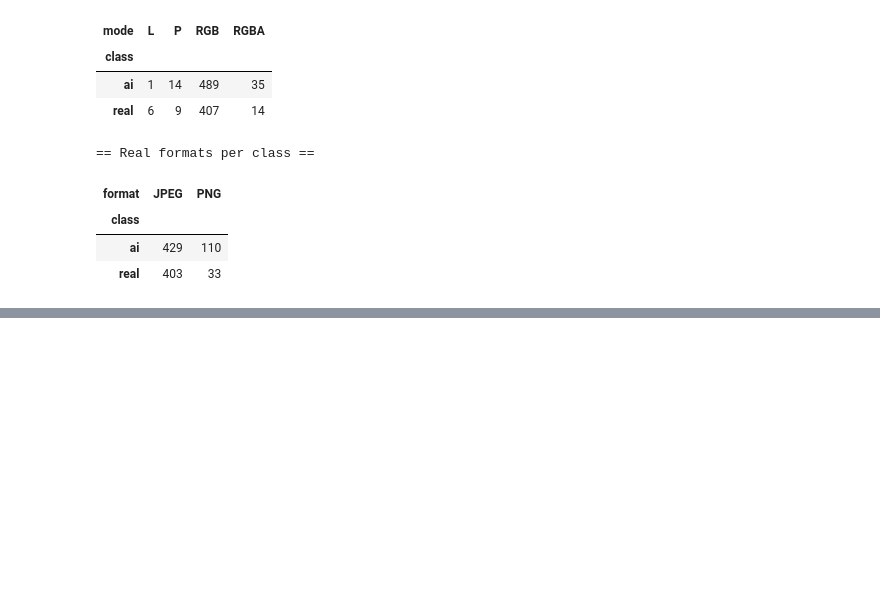
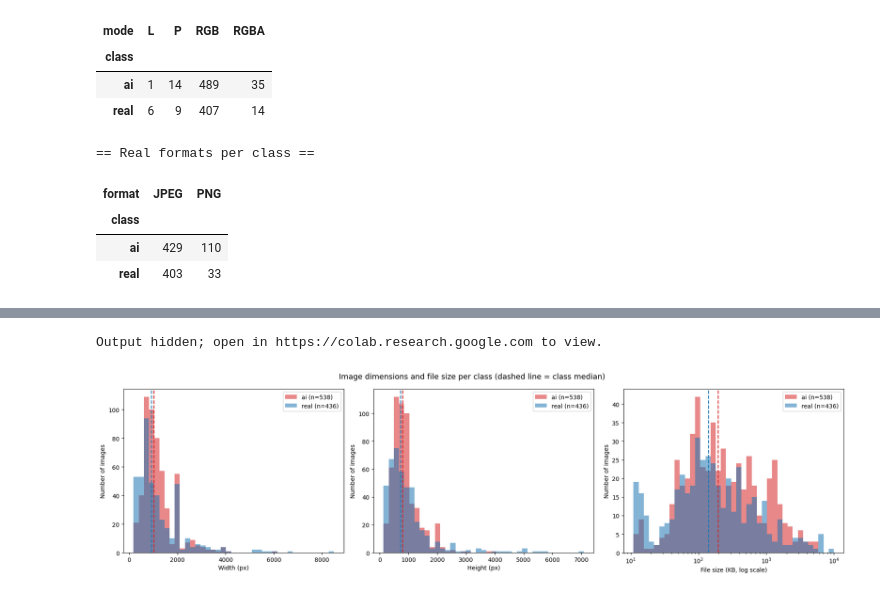
Before and after one commit to bhatti-zayan/23L-0951_A2_Ops, a Jupyter notebook: notebooks/01_data.ipynb, the cells around one changed output, grey strips where cells are left out. Drawn from its saved outputs; the diff is of its cells as text; code cells hidden in the pictures; blank space fills up the shorter version.

Commit message:
Step 5: visual EDA figures + shortcut-risk table (Task 1.3)

```diff
--- a/notebooks/01_data.ipynb
+++ b/notebooks/01_data.ipynb
@@ -511,0 +526,52 @@ print("\n== Real formats per class ==");  display(pd.crosstab(df["class"], df["f
+# %%
+import numpy as np, pandas as pd, matplotlib.pyplot as plt
+from PIL import Image
+
+FIG_DIR = PROJECT_DIR / "reports" / "figures"
+FIG_DIR.mkdir(parents=True, exist_ok=True)
+
+df = pd.read_csv("reports/audit/audit_table.csv")
+clean = df[df["readable"] & ~df["is_extra_copy"]].copy()   # same rule as Step 7 cleaning
+CLASS_TITLES = {"ai": "AI-generated (AiArtData)", "real": "Real (RealArt)"}
+
+for cls in ["ai", "real"]:
+    picks = clean[clean["class"] == cls].sample(15, random_state=42)   # fixed seed = reproducible
+    fig, axes = plt.subplots(3, 5, figsize=(15, 9))
+    for ax, r in zip(axes.flat, picks.itertuples()):
+        with Image.open(RAW_LOCAL / r.rel_path) as im:
+            im = im.convert("RGB")
+            im.thumbnail((400, 400))          # only for display; keeps aspect ratio
+            ax.imshow(im)
+        ax.set_title(f"{int(r.width)}×{int(r.height)}  {r.format}", fontsize=9)
+        ax.axis("off")
+    fig.suptitle(f"{CLASS_TITLES[cls]}: 15 random samples (seed 42)", fontsize=14)
+    fig.tight_layout()
+    fig.savefig(FIG_DIR / f"eda_samples_{cls}.png", dpi=110, bbox_inches="tight")
+    plt.show()
+# %% [output]
+Output hidden; open in https://colab.research.google.com to view.
+# %%
+COLORS = {"ai": "tab:red", "real": "tab:blue"}
+specs = [("width", "Width (px)", False, 1),
+         ("height", "Height (px)", False, 1),
+         ("file_size", "File size (KB, log scale)", True, 1024)]
+
+fig, axes = plt.subplots(1, 3, figsize=(18, 5))
+for ax, (col, label, log, div) in zip(axes, specs):
+    allv = clean[col] / div
+    # Same bins for both classes so the bars are directly comparable
+    bins = (np.logspace(np.log10(allv.min()), np.log10(allv.max()), 40) if log
+            else np.linspace(allv.min(), allv.max(), 40))
+    for cls in ["ai", "real"]:
+        v = clean.loc[clean["class"] == cls, col] / div
+        ax.hist(v, bins=bins, alpha=0.55, color=COLORS[cls], label=f"{cls} (n={len(v)})")
+        ax.axvline(v.median(), color=COLORS[cls], ls="--", lw=1.6)
+    if log:
+        ax.set_xscale("log")
+    ax.set_xlabel(label); ax.set_ylabel("Number of images"); ax.legend()
+fig.suptitle("Image dimensions and file size per class (dashed line = class median)", fontsize=13)
+fig.tight_layout()
+fig.savefig(FIG_DIR / "eda_histograms.png", dpi=110, bbox_inches="tight")
+plt.show()
+# %% [output]
+[figure, added]
```
Also changed, not shown: parts of 2 cells of this notebook, 5 other files.
